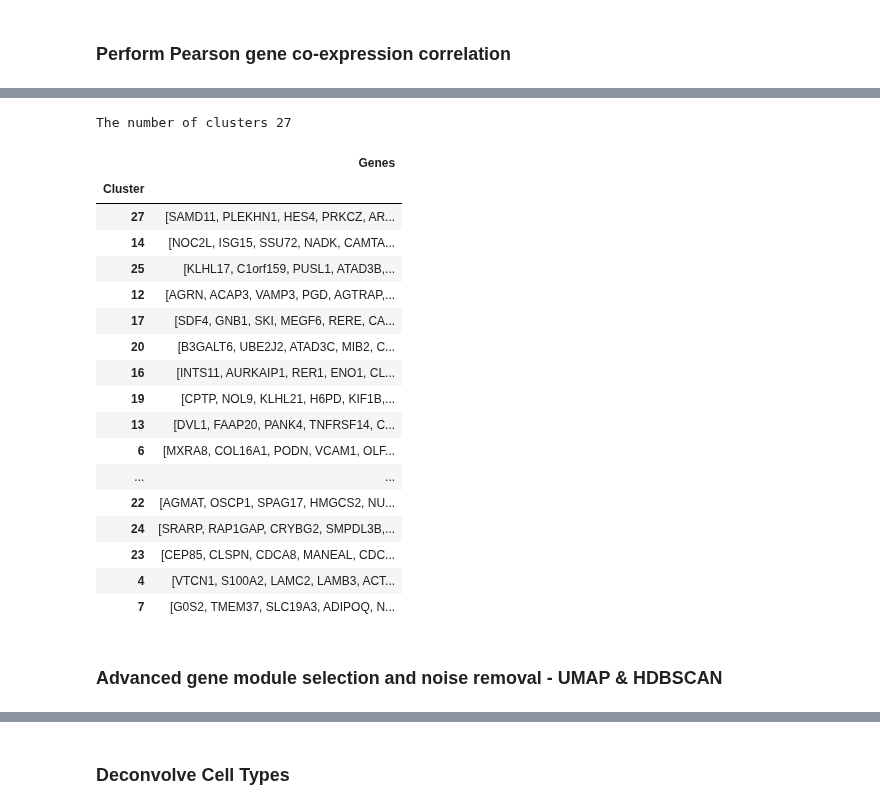
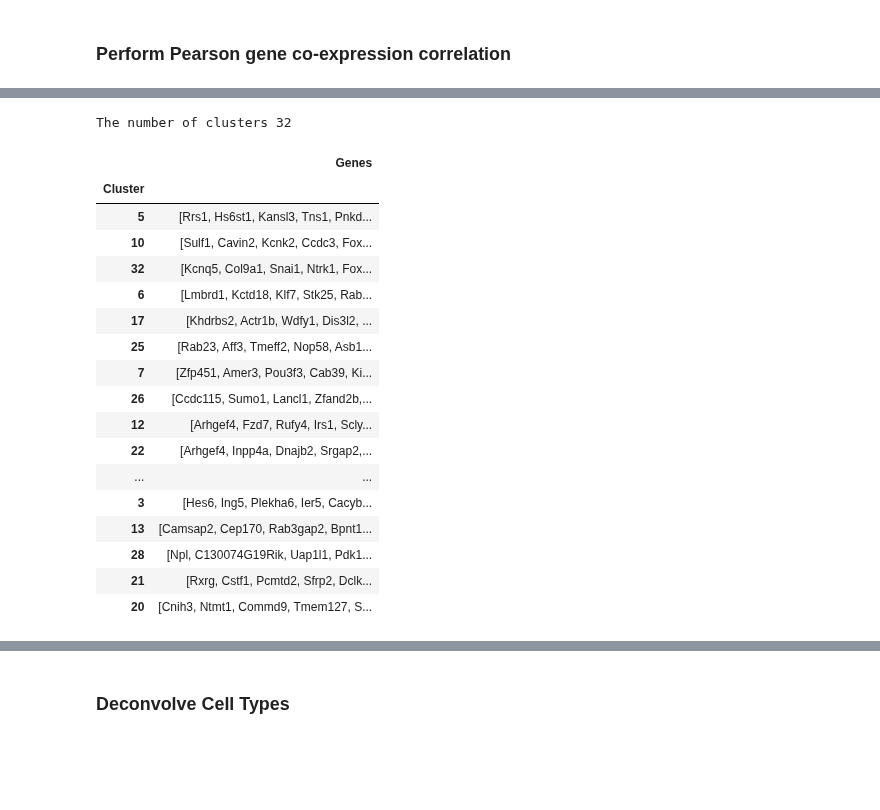
Before and after one commit to Perik-Zavodskii/CoexpressDeconvolve, a Jupyter notebook: CoexpressDeconvolve.ipynb, the cells around one changed output, grey strips where cells are left out. Saved outputs shown, nothing was run; the diff lists cells and outputs as text; code cells hidden in the pictures; blank space fills up the shorter version.

```diff
--- a/CoexpressDeconvolve.ipynb
+++ b/CoexpressDeconvolve.ipynb
@@ -154,8 +156,8 @@ Metrics = Metrics[~Metrics.index.str.startswith((
                                                  # 'MIR',
                                                  'RP'
 ))]
-Metrics.drop(Metrics[Metrics['Feature Counts in Spots Under Tissue'] < 1000].index, inplace=True)
-# Metrics.drop(Metrics[Metrics['Feature Counts in Spots Under Tissue'] > 100000].index, inplace=True)
+Metrics.drop(Metrics[Metrics['Feature Counts in Spots Under Tissue'] < 50].index, inplace=True)
+# Metrics.drop(Metrics[Metrics['Feature Counts in Spots Under Tissue'] > 10000].index, inplace=True)
 
 Metrics
 # %% [output]
@@ -246,13 +248,8 @@ correlation_matrix
 # %%
 # Choose a clustering threshold (1.5-2)
-threshold = 2
+threshold = 1.5
 # Min genes per distance cluster
 min_size = 20
-
-import numpy as np
-import pandas as pd
-from scipy.cluster.hierarchy import linkage, fcluster
-from scipy.spatial.distance import squareform
 
 # Convert to distance
 dist = 1 - correlation_matrix.abs()
@@ -266,49 +263,47 @@ condensed = squareform(dm, checks=False)  # we’ve already symmetrized
 # Hierarchical clustering
 link = linkage(condensed, method='ward')
 
 # Cut tree at distance threshold
 labels = fcluster(link, t=threshold, criterion='distance')
 
 cluster_dict = {}
 for gene, lbl in zip(correlation_matrix.columns, labels):
     cluster_dict.setdefault(lbl, []).append(gene)
 
 # (Optional) filter out tiny clusters, e.g. size 1
 
 cluster_dict = {c: genes for c, genes in cluster_dict.items() if len(genes) >= min_size}
 
 # Make a DataFrame with Python lists in the “Genes” column
 df_clusters = pd.DataFrame({
     'Cluster': list(cluster_dict.keys()),
     'Genes': list(cluster_dict.values())
 }).set_index('Cluster')
 
 # Export to Excel
 df_clusters.to_excel('Distance Clusters.xlsx')
 
 n_clusters = df_clusters.index.max()
 print(f'The number of clusters {n_clusters}')
 
 df_clusters
 # %% [output]
-The number of clusters 27
+The number of clusters 32
 |  | Genes |
 | Cluster |  |
-| 27 | [SAMD11, PLEKHN1, HES4, PRKCZ, AR... |
-| 14 | [NOC2L, ISG15, SSU72, NADK, CAMTA... |
-| 25 | [KLHL17, C1orf159, PUSL1, ATAD3B,... |
-| 12 | [AGRN, ACAP3, VAMP3, PGD, AGTRAP,... |
-| 17 | [SDF4, GNB1, SKI, MEGF6, RERE, CA... |
-| 20 | [B3GALT6, UBE2J2, ATAD3C, MIB2, C... |
-| 16 | [INTS11, AURKAIP1, RER1, ENO1, CL... |
-| 19 | [CPTP, NOL9, KLHL21, H6PD, KIF1B,... |
-| 13 | [DVL1, FAAP20, PANK4, TNFRSF14, C... |
-| 6 | [MXRA8, COL16A1, PODN, VCAM1, OLF... |
+| 5 | [Rrs1, Hs6st1, Kansl3, Tns1, Pnkd... |
+| 10 | [Sulf1, Cavin2, Kcnk2, Ccdc3, Fox... |
+| 32 | [Kcnq5, Col9a1, Snai1, Ntrk1, Fox... |
+| 6 | [Lmbrd1, Kctd18, Klf7, Stk25, Rab... |
+| 17 | [Khdrbs2, Actr1b, Wdfy1, Dis3l2, ... |
+| 25 | [Rab23, Aff3, Tmeff2, Nop58, Asb1... |
+| 7 | [Zfp451, Amer3, Pou3f3, Cab39, Ki... |
+| 26 | [Ccdc115, Sumo1, Lancl1, Zfand2b,... |
+| 12 | [Arhgef4, Fzd7, Rufy4, Irs1, Scly... |
+| 22 | [Arhgef4, Inpp4a, Dnajb2, Srgap2,... |
 | ... | ... |
-| 22 | [AGMAT, OSCP1, SPAG17, HMGCS2, NU... |
-| 24 | [SRARP, RAP1GAP, CRYBG2, SMPDL3B,... |
-| 23 | [CEP85, CLSPN, CDCA8, MANEAL, CDC... |
-| 4 | [VTCN1, S100A2, LAMC2, LAMB3, ACT... |
-| 7 | [G0S2, TMEM37, SLC19A3, ADIPOQ, N... |
+| 3 | [Hes6, Ing5, Plekha6, Ier5, Cacyb... |
+| 13 | [Camsap2, Cep170, Rab3gap2, Bpnt1... |
+| 28 | [Npl, C130074G19Rik, Uap1l1, Pdk1... |
+| 21 | [Rxrg, Cstf1, Pcmtd2, Sfrp2, Dclk... |
+| 20 | [Cnih3, Ntmt1, Commd9, Tmem127, S... |
-# %% [markdown]
-### Advanced gene module selection and noise removal - UMAP & HDBSCAN
```
Also changed, not shown: parts of 36 cells of this notebook.
